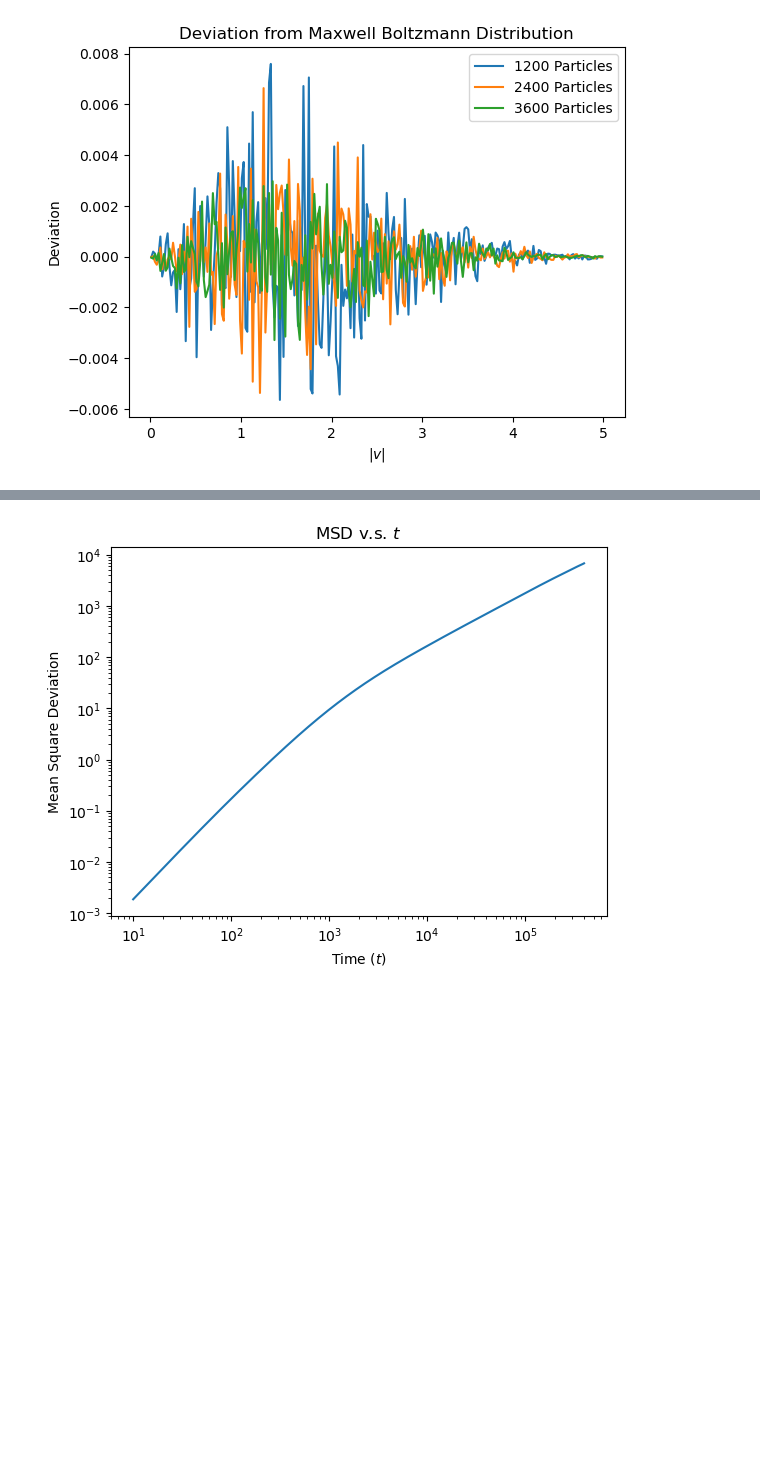
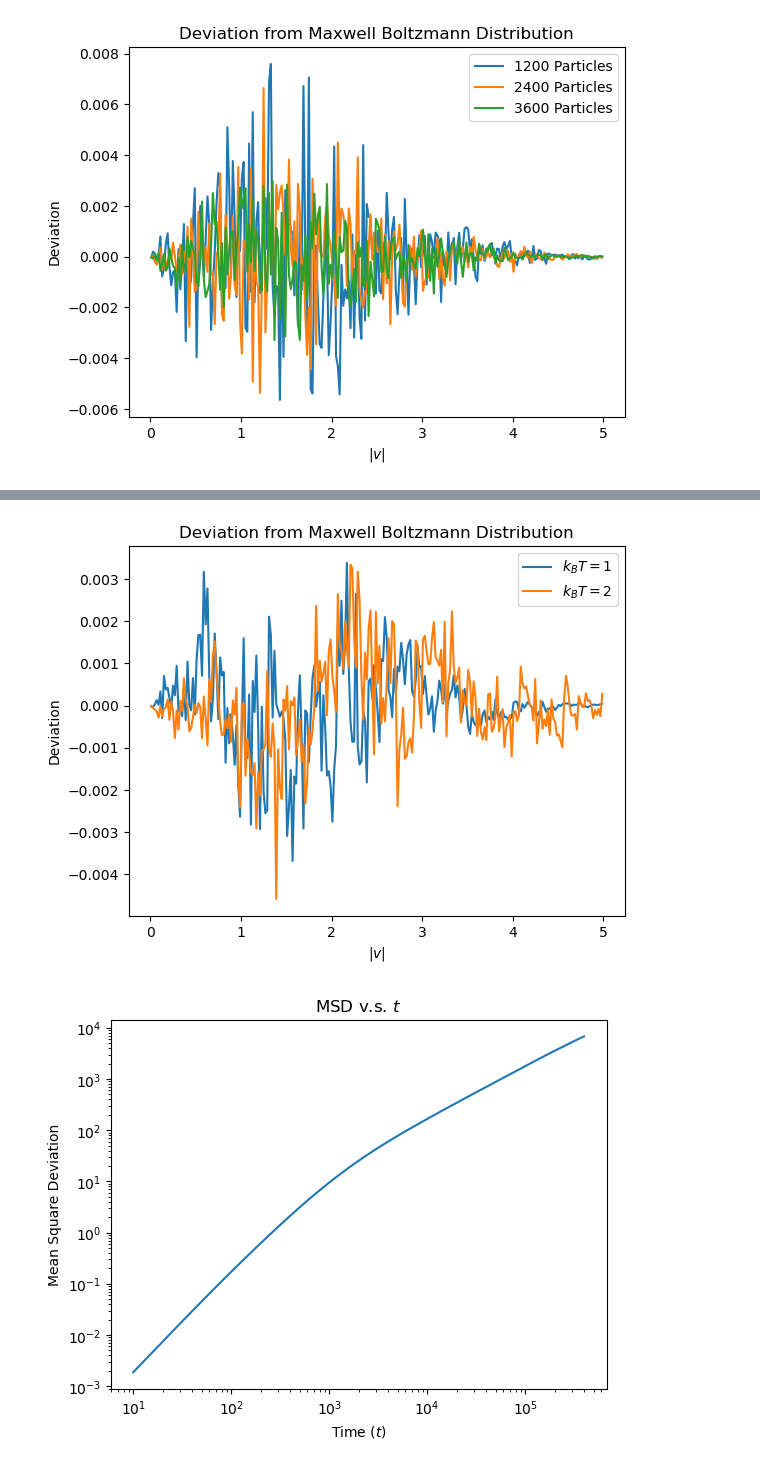
Before and after one commit to vigneshpai2003/Computational-Physics, a Jupyter notebook: Molecular_Dynamics/submission.ipynb, the cells around one changed output, grey strips where cells are left out. Drawn from its saved outputs; the diff is of its cells as text; code cells hidden in the pictures; blank space fills up the shorter version.

```diff
--- a/Molecular_Dynamics/submission.ipynb
+++ b/Molecular_Dynamics/submission.ipynb
@@ -120,13 +120,13 @@ plt.legend(legend)
 plt.show()
 # %% [output]
 [figure]
+# %%
+def mb(v, T):
+    return 4 * np.pi * v**2 * (2 * np.pi * T)**(-1.5) * np.exp(- v**2 / (2 * T))
 # %%
-def mb(v):
-    return 4 * np.pi * v**2 * (2 * np.pi)**(-1.5) * np.exp(- v**2 / 2)
-
-plt.plot(v, mb(v) - rho_v[0])
-plt.plot(v, mb(v) - rho_v[1])
-plt.plot(v, mb(v) - rho_v[2])
+plt.plot(v, mb(v, 1) - rho_v[0])
+plt.plot(v, mb(v, 1) - rho_v[1])
+plt.plot(v, mb(v, 1) - rho_v[2])
 plt.xlabel("$|v|$")
 plt.ylabel("Deviation")
 plt.title("Deviation from Maxwell Boltzmann Distribution")
@@ -137,3 +154,13 @@ plt.show()
+# %%
+plt.plot(v, mb(v, 1) - t1)
+plt.plot(v, mb(v, 2) - t2)
+plt.xlabel("$|v|$")
+plt.ylabel("Deviation")
+plt.title("Deviation from Maxwell Boltzmann Distribution")
+plt.legend(["$k_BT = 1$", "$k_BT = 2$"])
+plt.show()
+# %% [output]
+[figure, added]
 # %%
 msd = np.loadtxt('data/diffusion/msd.dat')
 N_msd = len(msd)
```
Also changed, not shown: parts of 1 cell of this notebook, 3 other files.
